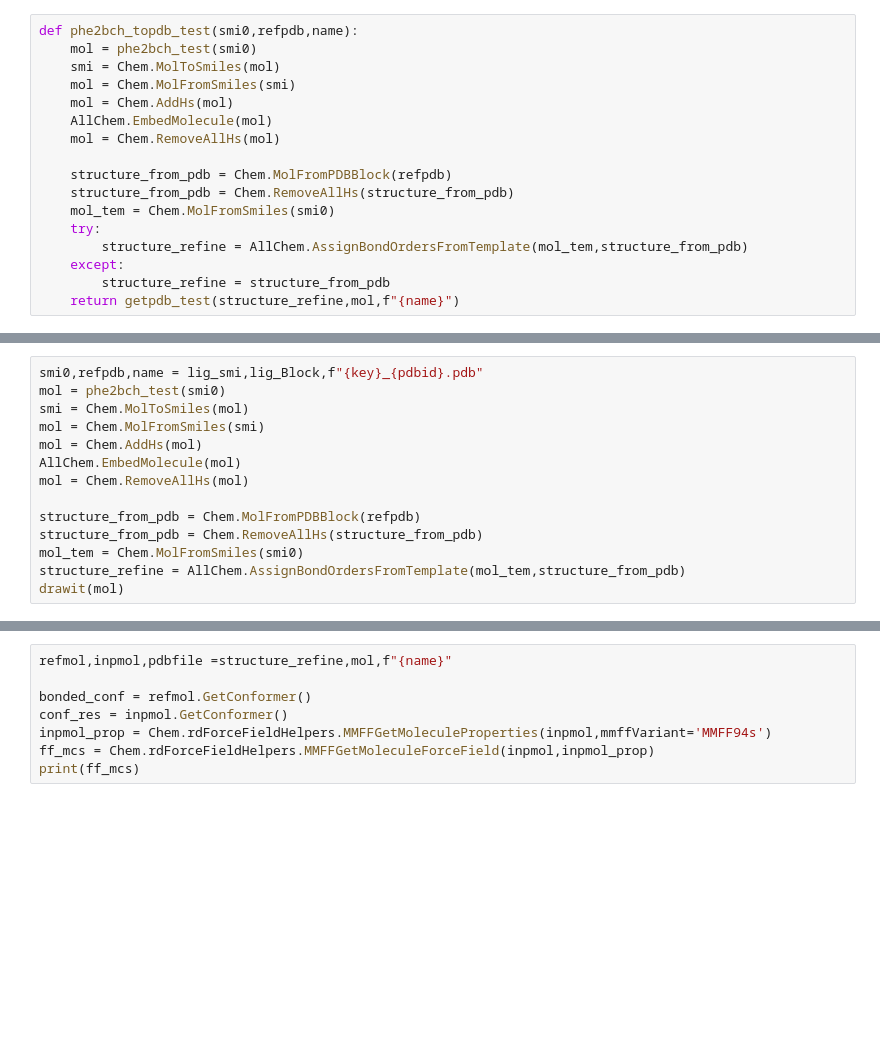
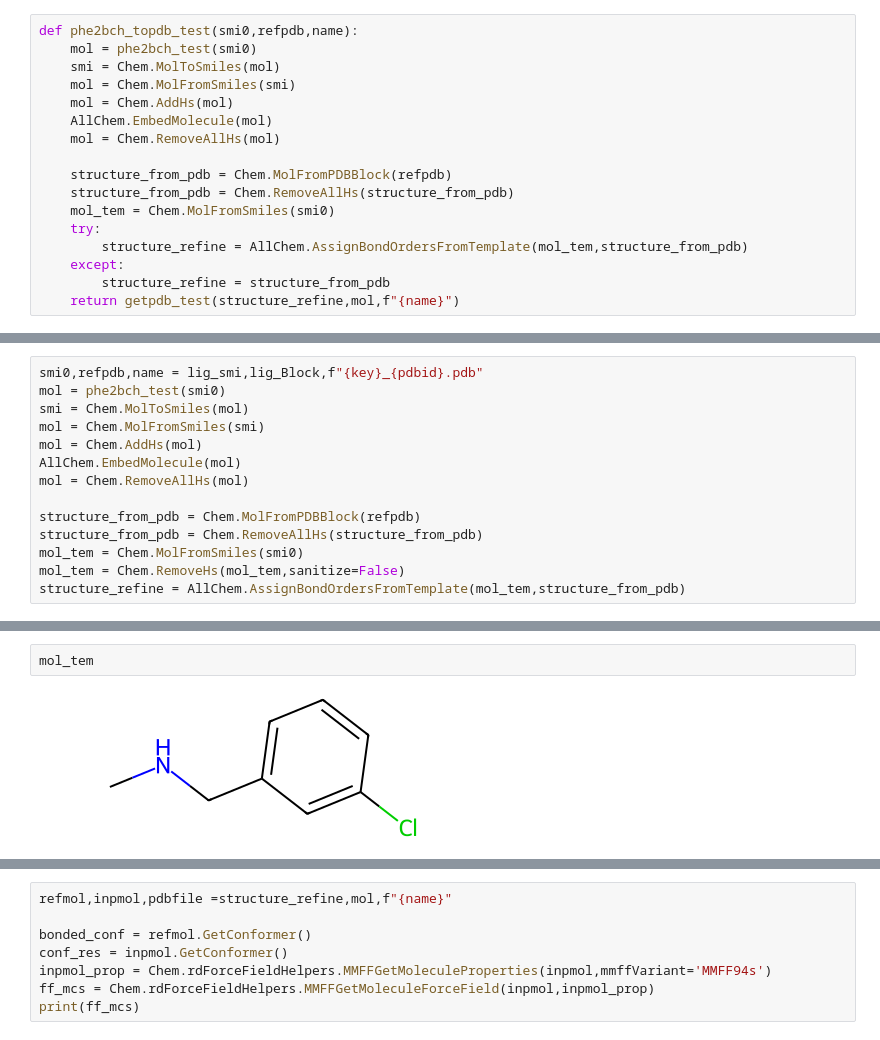
Before and after one commit to jgxs/bridge_ring_dataset, a Jupyter notebook: Bridged_ring/PDB_rings/lig_in_pdb/phe2bch.ipynb, the cells around one changed output, grey strips where cells are left out. Cells and saved outputs as stored; diff of their text form; blank space fills up the shorter version.

```diff
--- a/Bridged_ring/PDB_rings/lig_in_pdb/phe2bch.ipynb
+++ b/Bridged_ring/PDB_rings/lig_in_pdb/phe2bch.ipynb
@@ -275,6 +269,6 @@ mol = Chem.RemoveAllHs(mol)
 structure_from_pdb = Chem.MolFromPDBBlock(refpdb)
 structure_from_pdb = Chem.RemoveAllHs(structure_from_pdb)
 mol_tem = Chem.MolFromSmiles(smi0)
+mol_tem = Chem.RemoveHs(mol_tem,sanitize=False)
 structure_refine = AllChem.AssignBondOrdersFromTemplate(mol_tem,structure_from_pdb)
-drawit(mol)
 # %% [output]
@@ -286,0 +276,4 @@ Chem.rdForceFieldHelpers.MMFFGetMoleculeProperties(inpmol,mmffVariant='MMFF94s')
+# %%
+mol_tem
+# %% [output]
+[figure, added]
```
Also changed, not shown: parts of 10 cells of this notebook, 2 other files.
